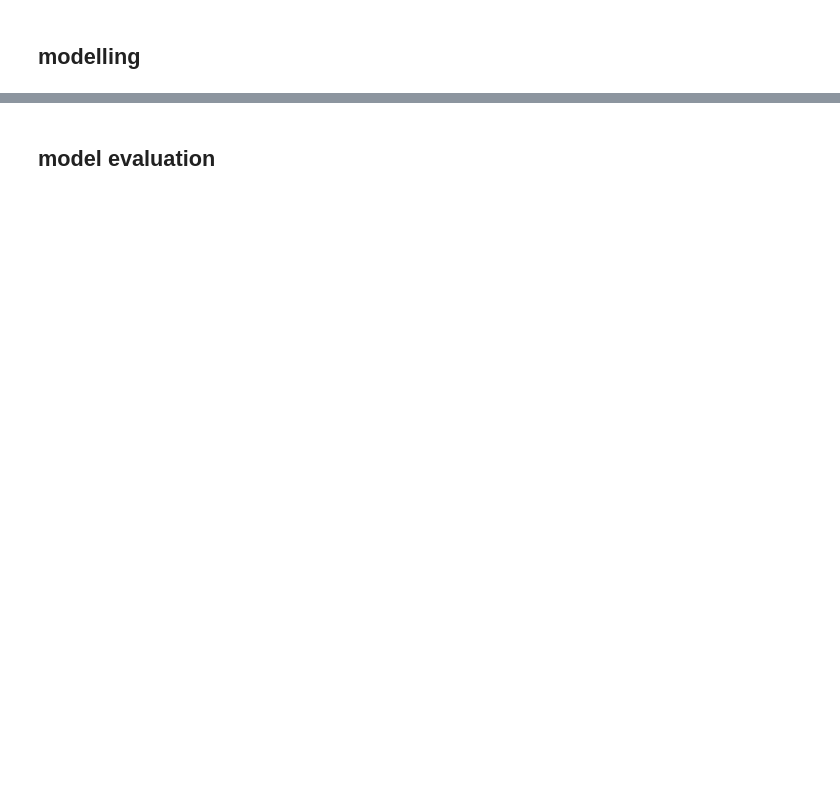
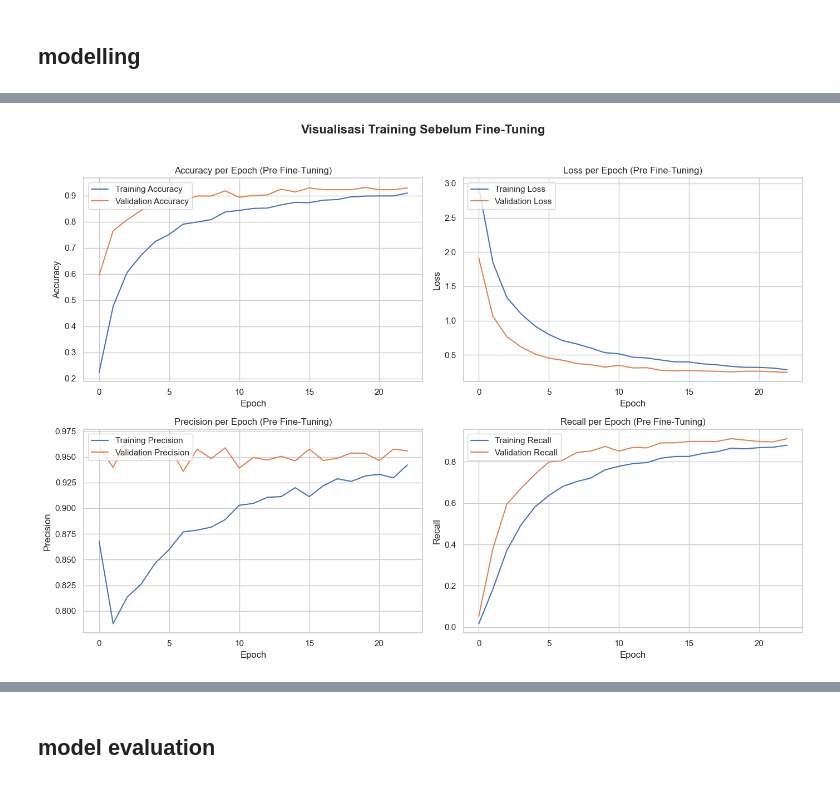
Before and after one commit to fiyandamamuri/klasifikasi-rempah-rempah, a Jupyter notebook: rempah-clasification (MobileNetV2).ipynb, the cells around one changed output, grey strips where cells are left out. Saved outputs shown, nothing was run; the diff lists cells and outputs as text; code cells hidden in the pictures; blank space fills up the shorter version.

Commit message:
fine tunning update

```diff
--- a/rempah-clasification (MobileNetV2).ipynb
+++ b/rempah-clasification (MobileNetV2).ipynb
@@ -77,7 +78,7 @@ df
 # %% [markdown]
 ## split datasets
 # %%
-def split_dataset(source_dir, train_dir, val_dir, test_dir, train_ratio=0.7, val_ratio=0.15):
+def split_dataset(source_dir, train_dir, val_dir, test_dir, train_ratio=0.8, val_ratio=0.10):
     """
     Membagi dataset ke dalam folder Train, Validation, dan Test menggunakan train_test_split dari sklearn.
 
@@ -127,9 +128,9 @@ def split_dataset(source_dir, train_dir, val_dir, test_dir, train_ratio=0.7, val
 
 # Path dataset asli dan tujuan
 source_dataset = "datasets"
-train_dataset = "split-data/Train"
-val_dataset = "split-data/Validation"
-test_dataset = "split-data/Test"
+train_dataset = "split-dataset/Train"
+val_dataset = "split-dataset/Validation"
+test_dataset = "split-dataset/Test"
 
 # Jalankan fungsi split
 split_dataset(source_dataset, train_dataset, val_dataset, test_dataset)
@@ -142,6 +143,7 @@ train_datagen = ImageDataGenerator(
     rotation_range=20,
     width_shift_range=0.2,
     height_shift_range=0.2,
+    shear_range=0.1,
     zoom_range=0.2,
     horizontal_flip=True,
     fill_mode='nearest'
@@ -193,7 +195,7 @@ base_model.trainable = False
 # Membuat model baru dengan lapisan tambahan (feature extraction)
 model = Sequential([
     base_model,
-    GlobalMaxPooling2D(),
+    GlobalAveragePooling2D(),
     Dense(128, activation='relu'),
     Dropout(0.2),
     Dense(64, activation='relu'),
@@ -254,7 +256,7 @@ stop_at_acc = StopAtAccuracy(target_acc=0.92)
 # Melakukan training
 history = model.fit(
     train_generator,
-    epochs=50,
+    epochs=25,
     validation_data=val_generator,
     steps_per_epoch=len(train_generator),
     validation_steps=len(val_generator),
@@ -280,0 +283,44 @@ Epoch 28/50
+# %%
+plt.figure(figsize=(14, 10))
+plt.suptitle('Visualisasi Training Sebelum Fine-Tuning', fontsize=16, fontweight='bold')
+
+# Plot Accuracy
+plt.subplot(2, 2, 1)
+plt.plot(history.history['accuracy'], label='Training Accuracy')
+plt.plot(history.history['val_accuracy'], label='Validation Accuracy')
+plt.title('Accuracy per Epoch (Pre Fine-Tuning)')
+plt.ylabel('Accuracy')
+plt.xlabel('Epoch')
+plt.legend(loc='upper left')
+
+# Plot Loss
+plt.subplot(2, 2, 2)
+plt.plot(history.history['loss'], label='Training Loss')
+plt.plot(history.history['val_loss'], label='Validation Loss')
+plt.title('Loss per Epoch (Pre Fine-Tuning)')
+plt.ylabel('Loss')
+plt.xlabel('Epoch')
+plt.legend(loc='upper left')
+
+# Plot Precision
+plt.subplot(2, 2, 3)
+plt.plot(history.history['precision'], label='Training Precision')
+plt.plot(history.history['val_precision'], label='Validation Precision')
+plt.title('Precision per Epoch (Pre Fine-Tuning)')
+plt.ylabel('Precision')
+plt.xlabel('Epoch')
+plt.legend(loc='upper left')
+
+# Plot Recall
+plt.subplot(2, 2, 4)
+plt.plot(history.history['recall'], label='Training Recall')
+plt.plot(history.history['val_recall'], label='Validation Recall')
+plt.title('Recall per Epoch (Pre Fine-Tuning)')
+plt.ylabel('Recall')
+plt.xlabel('Epoch')
+plt.legend(loc='upper left')
+
+plt.tight_layout(rect=[0, 0, 1, 0.96])  # Supaya judul besar tidak menutupi subplot
+plt.show()
+# %% [output]
+[figure, added]
```
Also changed, not shown: parts of 11 cells of this notebook, 6 other files.
